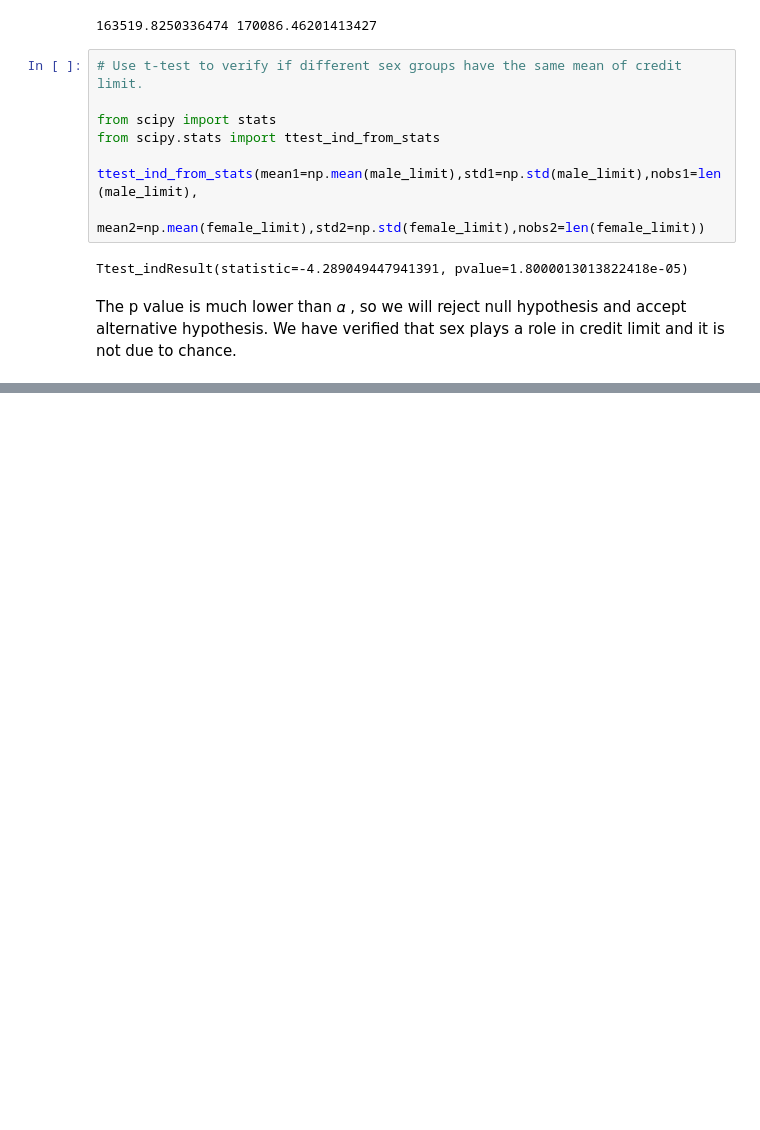
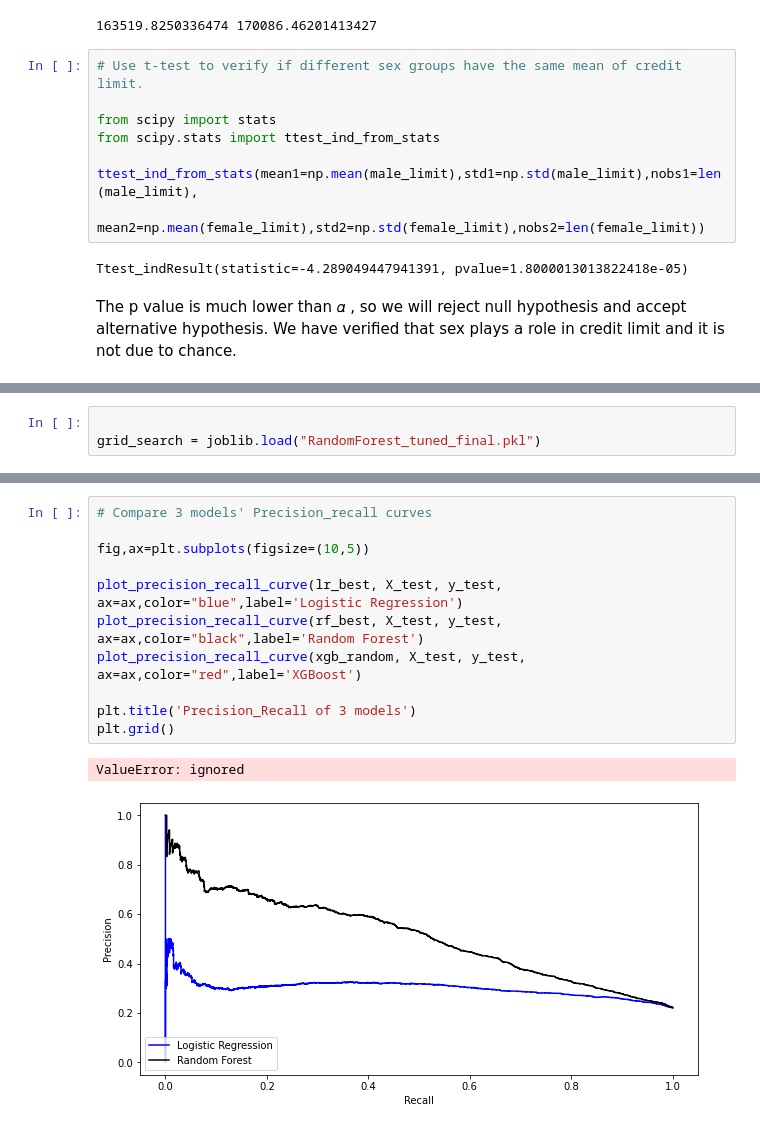
Before and after one commit to choudhurysibani120/credit-card-default-prediction, a Jupyter notebook: Copy_of_Credit_Card_Default_Prediction_Capstone_Project.ipynb, the cells around one changed output, grey strips where cells are left out. Cells and saved outputs as stored; diff of their text form; blank space fills up the shorter version.

```diff
--- a/Copy_of_Credit_Card_Default_Prediction_Capstone_Project.ipynb
+++ b/Copy_of_Credit_Card_Default_Prediction_Capstone_Project.ipynb
@@ -876,0 +1191,3 @@ The p value is much lower than 𝛼 , so we will reject null hypothesis and acce
+# %%
+
+grid_search = joblib.load("RandomForest_tuned_final.pkl")
@@ -876,0 +1402,14 @@ The p value is much lower than 𝛼 , so we will reject null hypothesis and acce
+# %%
+# Compare 3 models' Precision_recall curves
+
+fig,ax=plt.subplots(figsize=(10,5))
+
+plot_precision_recall_curve(lr_best, X_test, y_test, ax=ax,color="blue",label='Logistic Regression')
+plot_precision_recall_curve(rf_best, X_test, y_test, ax=ax,color="black",label='Random Forest')
+plot_precision_recall_curve(xgb_random, X_test, y_test, ax=ax,color="red",label='XGBoost')
+
+plt.title('Precision_Recall of 3 models')
+plt.grid()
+# %% [output]
+ValueError: ignored
+[figure, added]
```
Also changed, not shown: parts of 60 cells of this notebook.
